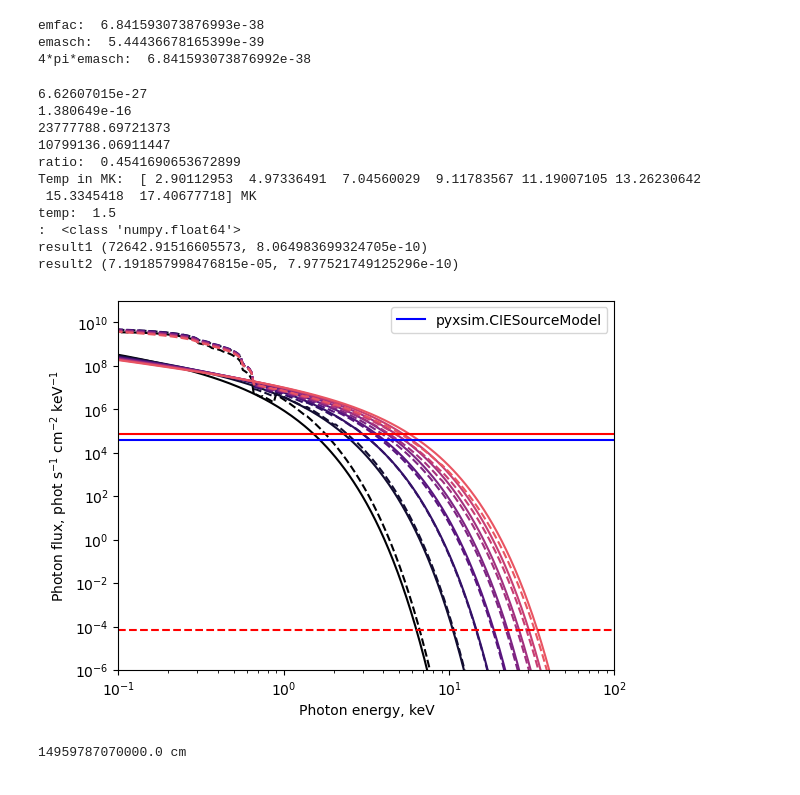
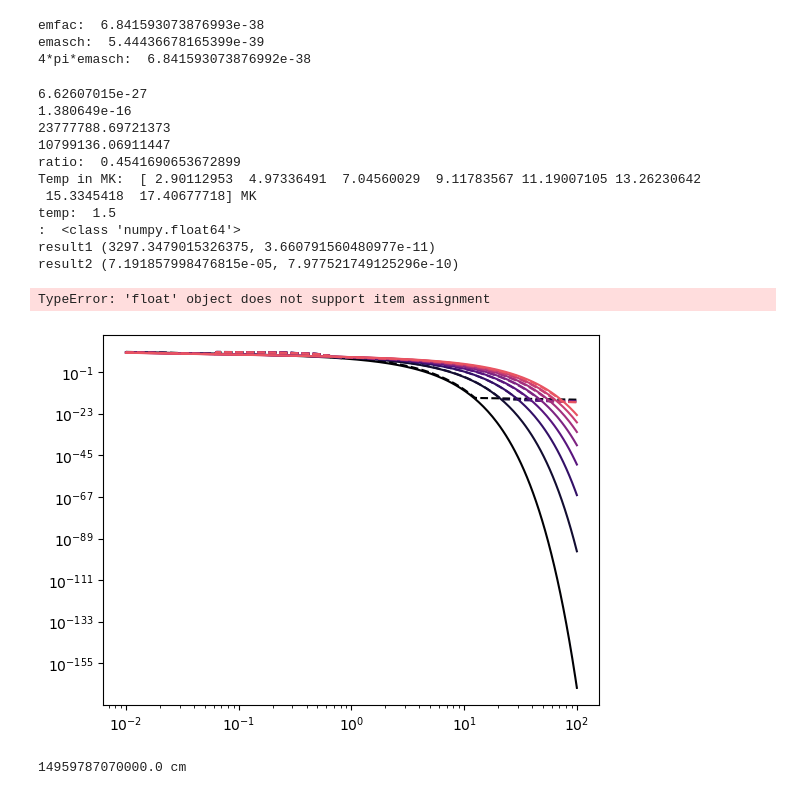
Before and after one commit to pasvalietis/rad_transfer, a Jupyter notebook: freefree/Thermal_bremsstrahlung.ipynb, the cells around one changed output. Cells and saved outputs as stored; diff of their text form; code cells hidden in the pictures.

```diff
--- a/freefree/Thermal_bremsstrahlung.ipynb
+++ b/freefree/Thermal_bremsstrahlung.ipynb
@@ -257,37 +257,44 @@ colors = [cm.magma(x) for x in evenly_spaced_interval]
 for i in range(len(kT_arr)):
     plt.loglog(energies, brem_49(kT_arr[i], energies), '--', color = colors[i])
     plt.loglog(energies, factor_49*np.exp(-energies/kT_arr[i])/(energies*np.sqrt(kT_arr[i])), color = colors[i])
 
 print('temp: ', kT_arr[len(kT_arr)-1])
 print(': ', type(factor_49))
-flux_max = integrate.quad(lambda x: factor_49*np.exp(-x/kT_arr[len(kT_arr)-1])/(x*np.sqrt(kT_arr[len(kT_arr)-1])), 6., 12.)
+flux_max = integrate.quad(lambda x: factor_49*np.exp(-x/kT_arr[len(kT_arr)-2])/(x*np.sqrt(kT_arr[len(kT_arr)-1])), 6., 6.1)
 flux_min = integrate.quad(lambda x: factor_49*np.exp(-x/kT_arr[0])/(x*np.sqrt(kT_arr[0])), 6., 12.)
 print('result1', flux_max)
 print('result2', flux_min)
+print('trhi',brem_49(1.6, 6.0))
 
-plt.axhline(y = flux_max[0], color = 'r', linestyle = '-')
+#plt.axhline(y = flux_max[0], color = 'r', linestyle = '-')
+#plt.axhline(y = brem_49(kT_arr[-1], 6.0)[0], color = 'r', linestyle = '-')
 plt.axhline(y = flux_min[0], color = 'r', linestyle = '--')
 plt.axhline(y = 39556.321419566506, color = 'b', linestyle = '-', label='pyxsim.CIESourceModel')
+plt.axhline(y = 47172.86794542946, color = 'cyan', linestyle = '-', label='ThermBrem model')
+plt.axvline(x = 6, color = 'b')#, label = 'axvline - full height')
+
 plt.legend()
 
 plt.xlim(1e-1,1e2)
 plt.ylim(1e-6,1e11)
 plt.xlabel("Photon energy, keV")
 plt.ylabel("Photon flux, phot s$^{-1}$ cm$^{-2}$ keV$^{-1}$")
 plt.show()
+plt.savefig('comp.png')
 # %% [output]
 6.62607015e-27
 1.380649e-16
 23777788.69721373
 10799136.06911447
 ratio:  0.4541690653672899
 Temp in MK:  [ 2.90112953  4.97336491  7.04560029  9.11783567 11.19007105 13.26230642
  15.3345418  17.40677718] MK
 temp:  1.5
 :  <class 'numpy.float64'>
-result1 (72642.91516605573, 8.064983699324705e-10)
+result1 (3297.3479015326375, 3.660791560480977e-11)
 result2 (7.191857998476815e-05, 7.977521749125296e-10)
+TypeError: 'float' object does not support item assignment
-[figure, old version]
+[figure, new version]
 # %%
 '''
 Convert distance
```
Also changed, not shown: 2 other files.
